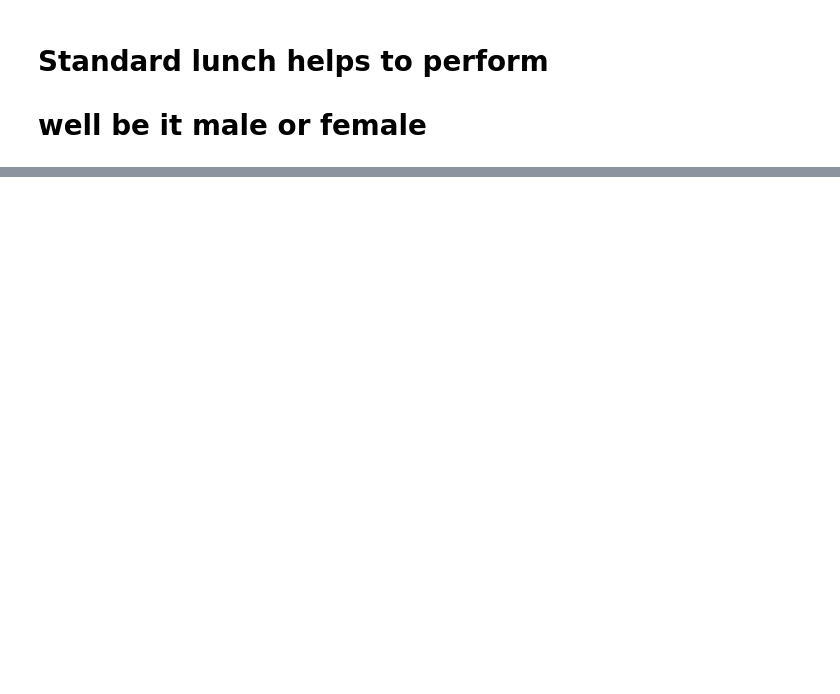
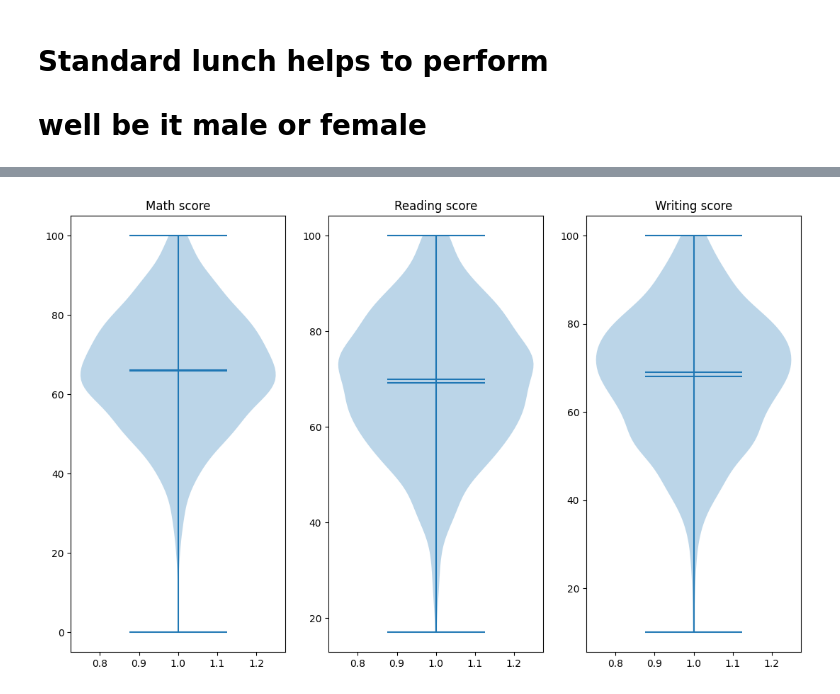
Before and after one commit to DeepakBlesson/MLpro, a Jupyter notebook: src/notebook/data/EDAStudPerform.ipynb, the cells around one changed output, grey strips where cells are left out. Drawn from its saved outputs; the diff is of its cells as text; code cells hidden in the pictures; blank space fills up the shorter version.

```diff
--- a/src/notebook/data/EDAStudPerform.ipynb
+++ b/src/notebook/data/EDAStudPerform.ipynb
@@ -223,0 +232,14 @@ plt.show()
+# %%
+plt.figure(figsize=(18,8))
+plt.subplot(1,4,1)
+plt.title('Math score')
+plt.violinplot(dataset=df['math score'],orientation='vertical',showmeans=True,showmedians=True)
+plt.subplot(1,4,2)
+plt.title('Reading score')
+plt.violinplot(dataset=df['reading score'],orientation='vertical',showmeans=True,showmedians=True)
+plt.subplot(1,4,3)
+plt.title('Writing score')
+plt.violinplot(dataset=df['writing score'],orientation='vertical',showmeans=True,showmedians=True)
+plt.show()
+# %% [output]
+[figure, added]
```
Also changed, not shown: parts of 5 cells of this notebook.
